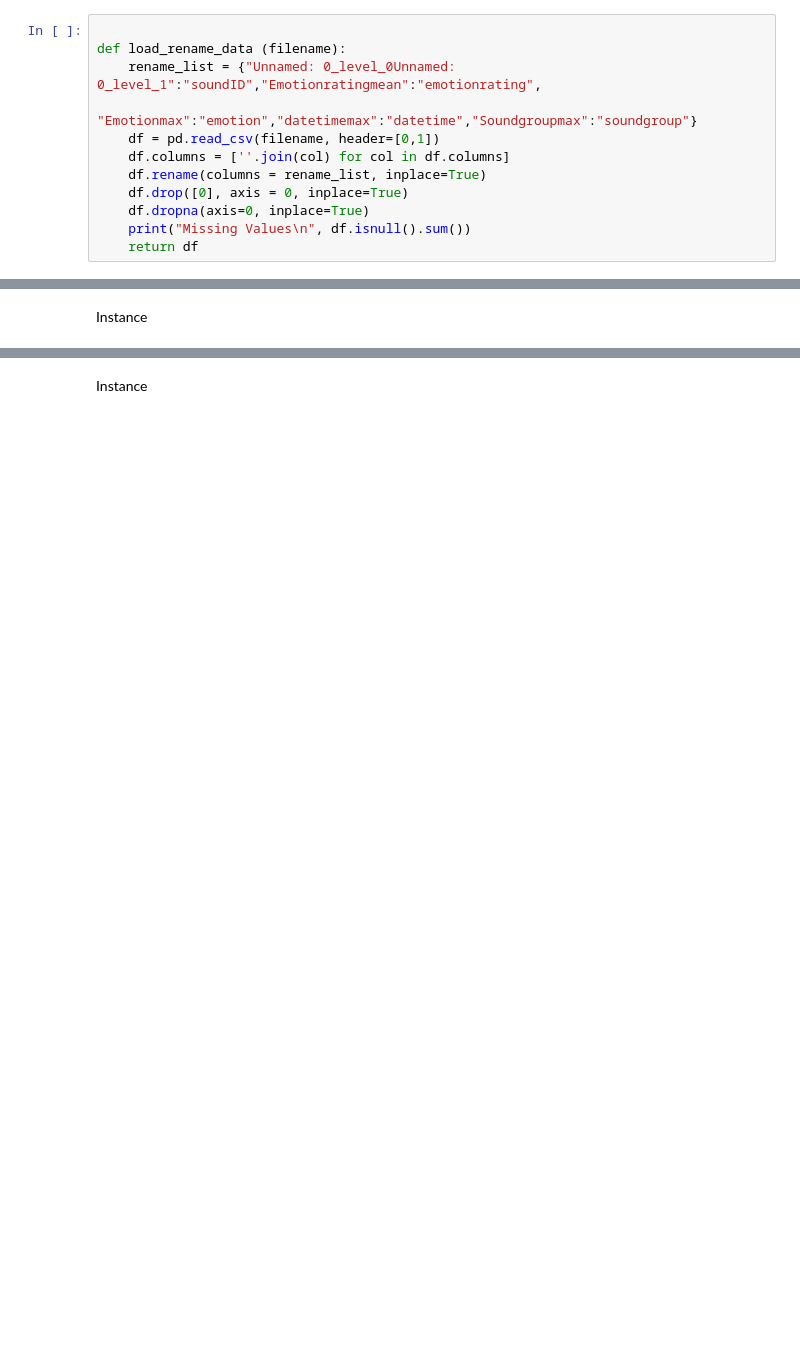
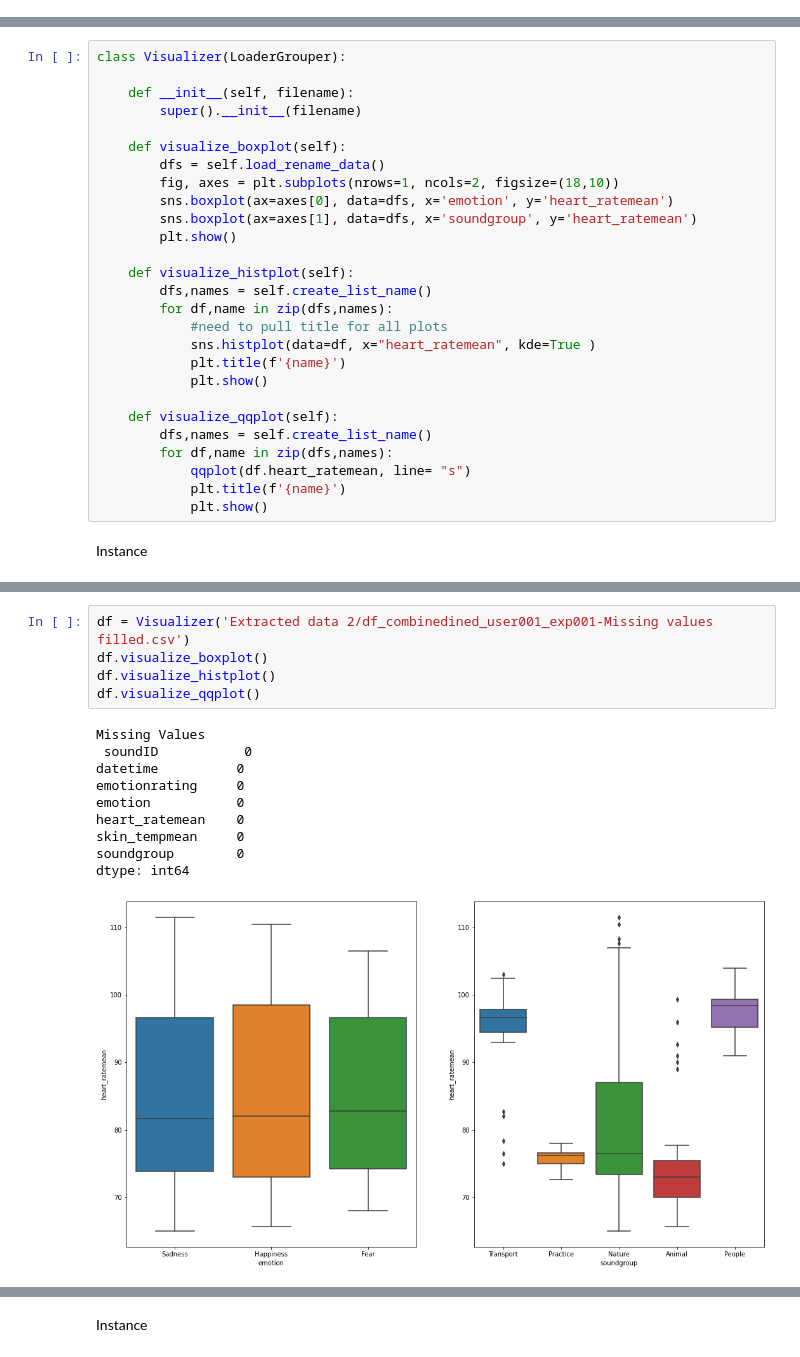
Before and after one commit to olumideodetunde/Emotion-Recognition, a Jupyter notebook: Statistical Analysis.ipynb, the cells around one changed output, grey strips where cells are left out. Drawn from its saved outputs; the diff is of its cells as text; blank space fills up the shorter version.

```diff
--- a/Statistical Analysis.ipynb
+++ b/Statistical Analysis.ipynb
@@ -28,12 +23,0 @@ from statsmodels.stats.proportion import proportions_ztest
-# %%
-
-def load_rename_data (filename):
-    rename_list = {"Unnamed: 0_level_0Unnamed: 0_level_1":"soundID","Emotionratingmean":"emotionrating",
-                    "Emotionmax":"emotion","datetimemax":"datetime","Soundgroupmax":"soundgroup"}
-    df = pd.read_csv(filename, header=[0,1])
-    df.columns = [''.join(col) for col in df.columns]
-    df.rename(columns = rename_list, inplace=True)
-    df.drop([0], axis = 0, inplace=True)
-    df.dropna(axis=0, inplace=True)
-    print("Missing Values\n", df.isnull().sum())
-    return df
@@ -40,2 +97,29 @@ def load_rename_data (filename):
+# %%
+class Visualizer(LoaderGrouper):
+
+    def __init__(self, filename):
+        super().__init__(filename)
+
+    def visualize_boxplot(self):
+        dfs = self.load_rename_data()
+        fig, axes = plt.subplots(nrows=1, ncols=2, figsize=(18,10))
+        sns.boxplot(ax=axes[0], data=dfs, x='emotion', y='heart_ratemean')
+        sns.boxplot(ax=axes[1], data=dfs, x='soundgroup', y='heart_ratemean')
+        plt.show()
+
+    def visualize_histplot(self):
+        dfs,names = self.create_list_name()
+        for df,name in zip(dfs,names):
+            #need to pull title for all plots
+            sns.histplot(data=df, x="heart_ratemean", kde=True )
+            plt.title(f'{name}')
+            plt.show()
+
+    def visualize_qqplot(self):
+        dfs,names = self.create_list_name()
+        for df,name in zip(dfs,names):
+            qqplot(df.heart_ratemean, line= "s")
+            plt.title(f'{name}')
+            plt.show()
 # %% [markdown]
 Instance
@@ -135,0 +126,16 @@ def create_soundgrp_df(df):
+# %%
+df = Visualizer('Extracted data 2/df_combinedined_user001_exp001-Missing values filled.csv')
+df.visualize_boxplot()
+df.visualize_histplot()
+df.visualize_qqplot()
+# %% [output]
+Missing Values
+ soundID           0
+datetime          0
+emotionrating     0
+emotion           0
+heart_ratemean    0
+skin_tempmean     0
+soundgroup        0
+dtype: int64
+[figure, added]
```
Also changed, not shown: parts of 53 cells of this notebook.
